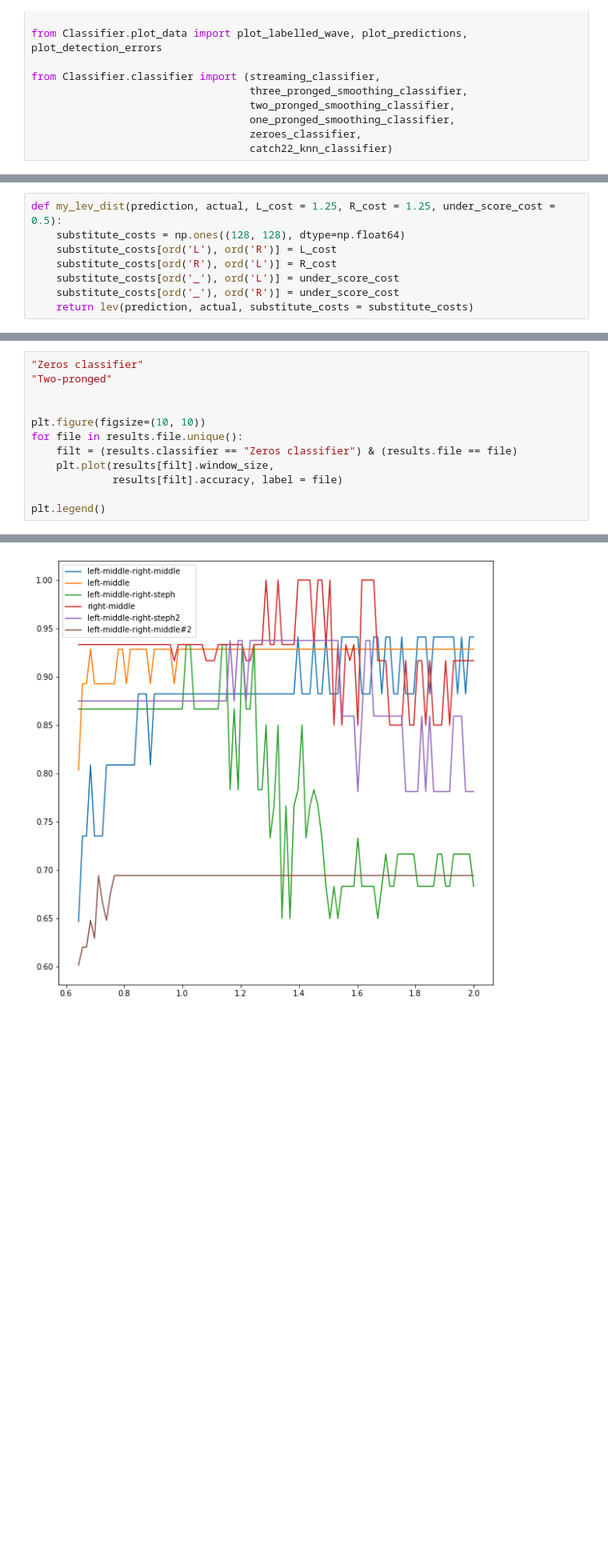
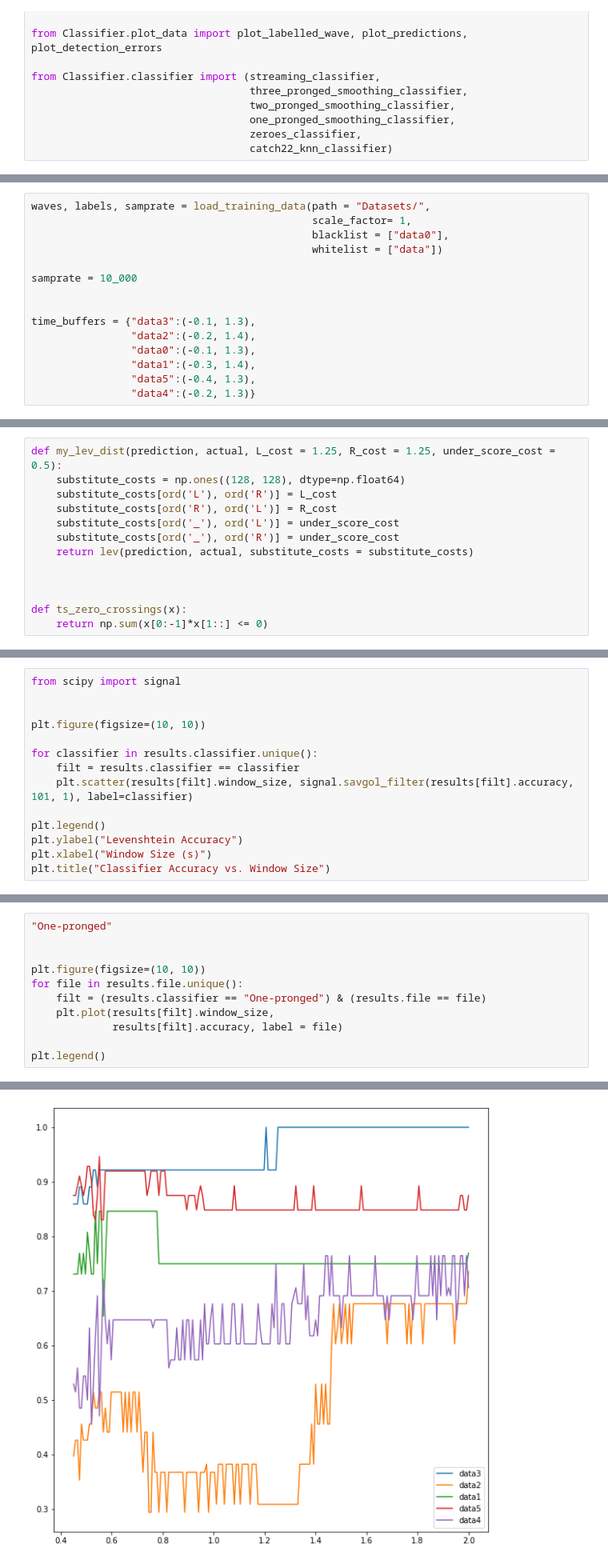
Before and after one commit to BruceWangXD/SpaceInvaders, a Jupyter notebook: Classifier Optimisation.ipynb, the cells around one changed output, grey strips where cells are left out. Shown at 80% size. Saved outputs shown, nothing was run; the diff lists cells and outputs as text; blank space fills up the shorter version.

```diff
--- a/Classifier Optimisation.ipynb
+++ b/Classifier Optimisation.ipynb
@@ -29,0 +23,15 @@ dict_keys(['left-middle-right-middle', 'left-middle', 'left-middle-right-steph',
+# %%
+waves, labels, samprate = load_training_data(path = "Datasets/",
+                                             scale_factor= 1,
+                                             blacklist = ["data0"],
+                                             whitelist = ["data"])
+
+samprate = 10_000
+
+
+time_buffers = {"data3":(-0.1, 1.3),
+                "data2":(-0.2, 1.4),
+                "data0":(-0.1, 1.3),
+                "data1":(-0.3, 1.4),
+                "data5":(-0.4, 1.3),
+                "data4":(-0.2, 1.3)}
@@ -35,6 +45,11 @@ def my_lev_dist(prediction, actual, L_cost = 1.25, R_cost = 1.25, under_score_co
     substitute_costs[ord('_'), ord('L')] = under_score_cost
     substitute_costs[ord('_'), ord('R')] = under_score_cost
     return lev(prediction, actual, substitute_costs = substitute_costs)
+
+
+
+def ts_zero_crossings(x):
+    return np.sum(x[0:-1]*x[1::] <= 0)
 # %%
 # Set parameters such that event detection window lands in the middle of the signal
 
@@ -155,0 +175,14 @@ results_agg
+# %%
+from scipy import signal
+
+
+plt.figure(figsize=(10, 10))
+
+for classifier in results.classifier.unique():
+    filt = results.classifier == classifier
+    plt.scatter(results[filt].window_size, signal.savgol_filter(results[filt].accuracy, 101, 1), label=classifier)
+
+plt.legend()
+plt.ylabel("Levenshtein Accuracy")
+plt.xlabel("Window Size (s)")
+plt.title("Classifier Accuracy vs. Window Size")
@@ -170,15 +209,14 @@ Text(0.5, 1.0, 'Classifier Accuracy vs. Window Size')
 # %%
-"Zeros classifier"
-"Two-pronged"
+"One-pronged"
 
 
 plt.figure(figsize=(10, 10))
 for file in results.file.unique():
-    filt = (results.classifier == "Zeros classifier") & (results.file == file)
+    filt = (results.classifier == "One-pronged") & (results.file == file)
     plt.plot(results[filt].window_size,
              results[filt].accuracy, label = file)
 
 plt.legend()
 # %% [output]
 <matplotlib.legend.Legend at 0x...>
-[figure, old version]
+[figure, new version]
```
Also changed, not shown: parts of 10 cells of this notebook, 6 other files.
